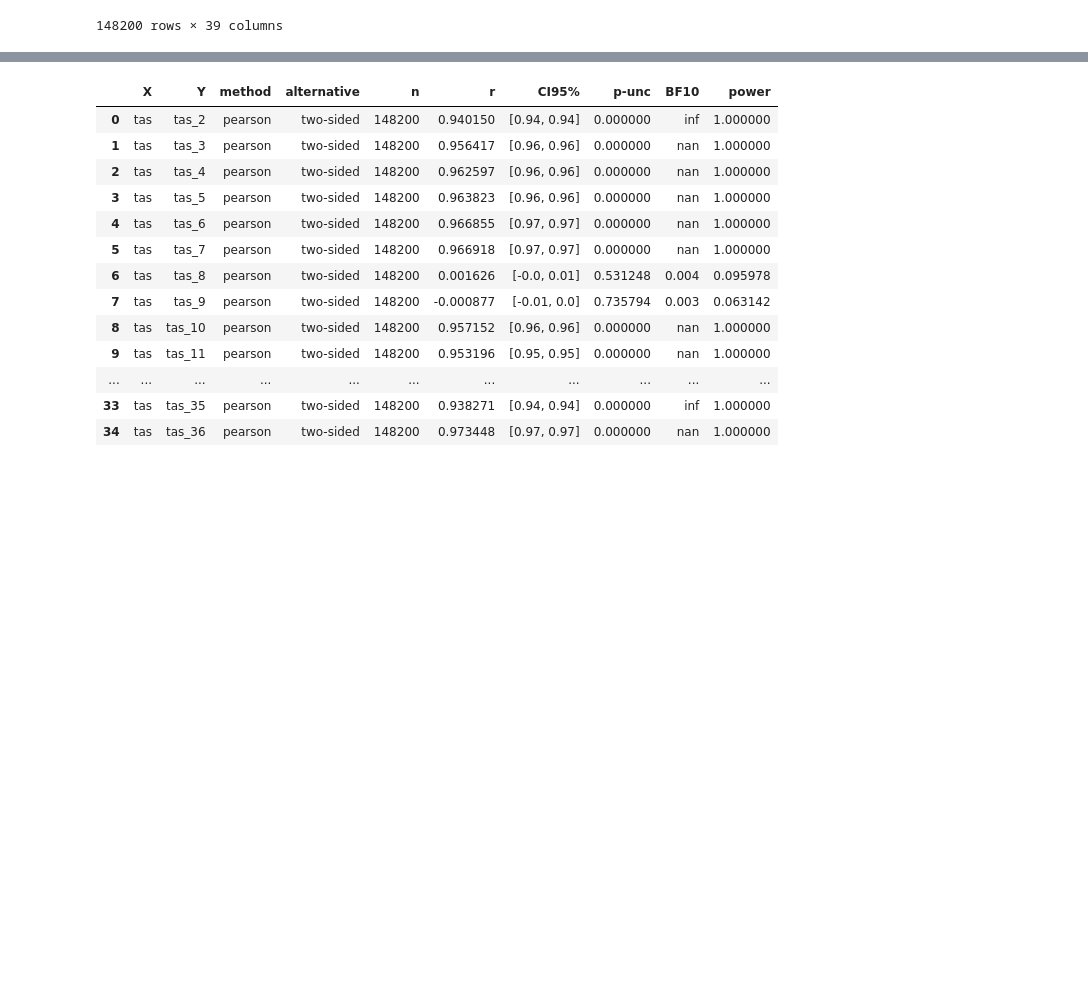
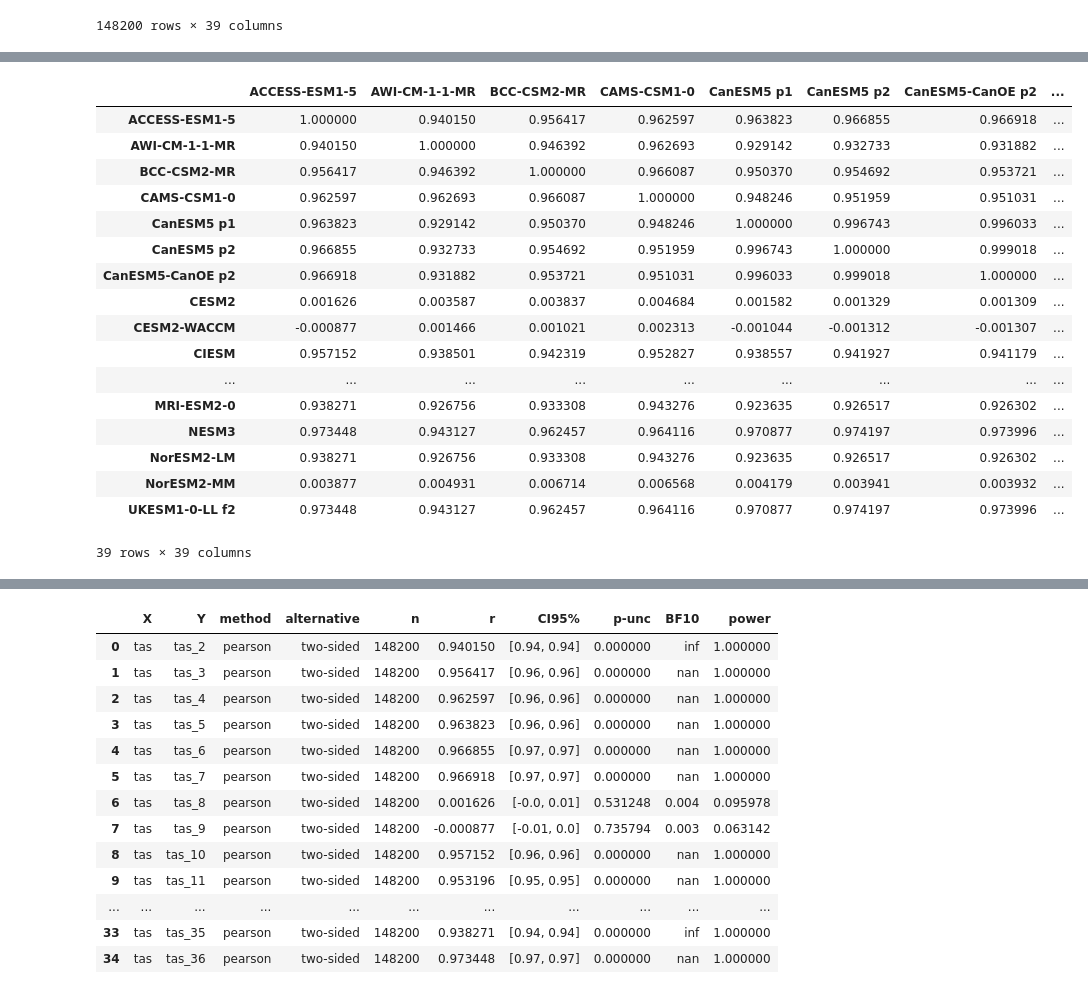
Before and after one commit to opticwiznub/Honours-Thesis, a Jupyter notebook: code/pcorr.ipynb, the cells around one changed output, grey strips where cells are left out. Drawn from its saved outputs; the diff is of its cells as text; code cells hidden in the pictures; blank space fills up the shorter version.

```diff
--- a/code/pcorr.ipynb
+++ b/code/pcorr.ipynb
@@ -98,2 +153,24 @@ pcorr
+# %%
+corr =df.corr()
+corr
+# %% [output]
+|  | ACCESS-ESM1-5 | AWI-CM-1-1-MR | BCC-CSM2-MR | CAMS-CSM1-0 | CanESM5 p1 | CanESM5 p2 | CanESM5-CanOE p2 | ... |
+| ACCESS-ESM1-5 | 1.000000 | 0.940150 | 0.956417 | 0.962597 | 0.963823 | 0.966855 | 0.966918 | ... |
+| AWI-CM-1-1-MR | 0.940150 | 1.000000 | 0.946392 | 0.962693 | 0.929142 | 0.932733 | 0.931882 | ... |
+| BCC-CSM2-MR | 0.956417 | 0.946392 | 1.000000 | 0.966087 | 0.950370 | 0.954692 | 0.953721 | ... |
+| CAMS-CSM1-0 | 0.962597 | 0.962693 | 0.966087 | 1.000000 | 0.948246 | 0.951959 | 0.951031 | ... |
+| CanESM5 p1 | 0.963823 | 0.929142 | 0.950370 | 0.948246 | 1.000000 | 0.996743 | 0.996033 | ... |
+| CanESM5 p2 | 0.966855 | 0.932733 | 0.954692 | 0.951959 | 0.996743 | 1.000000 | 0.999018 | ... |
+| CanESM5-CanOE p2 | 0.966918 | 0.931882 | 0.953721 | 0.951031 | 0.996033 | 0.999018 | 1.000000 | ... |
+| CESM2 | 0.001626 | 0.003587 | 0.003837 | 0.004684 | 0.001582 | 0.001329 | 0.001309 | ... |
+| CESM2-WACCM | -0.000877 | 0.001466 | 0.001021 | 0.002313 | -0.001044 | -0.001312 | -0.001307 | ... |
+| CIESM | 0.957152 | 0.938501 | 0.942319 | 0.952827 | 0.938557 | 0.941927 | 0.941179 | ... |
+| ... | ... | ... | ... | ... | ... | ... | ... | ... |
+| MRI-ESM2-0 | 0.938271 | 0.926756 | 0.933308 | 0.943276 | 0.923635 | 0.926517 | 0.926302 | ... |
+| NESM3 | 0.973448 | 0.943127 | 0.962457 | 0.964116 | 0.970877 | 0.974197 | 0.973996 | ... |
+| NorESM2-LM | 0.938271 | 0.926756 | 0.933308 | 0.943276 | 0.923635 | 0.926517 | 0.926302 | ... |
+| NorESM2-MM | 0.003877 | 0.004931 | 0.006714 | 0.006568 | 0.004179 | 0.003941 | 0.003932 | ... |
+| UKESM1-0-LL f2 | 0.973448 | 0.943127 | 0.962457 | 0.964116 | 0.970877 | 0.974197 | 0.973996 | ... |
+39 rows × 39 columns
 # %%
 f = plt.figure(figsize=(19, 15))
```
Also changed, not shown: parts of 8 cells of this notebook, 29 other files.
